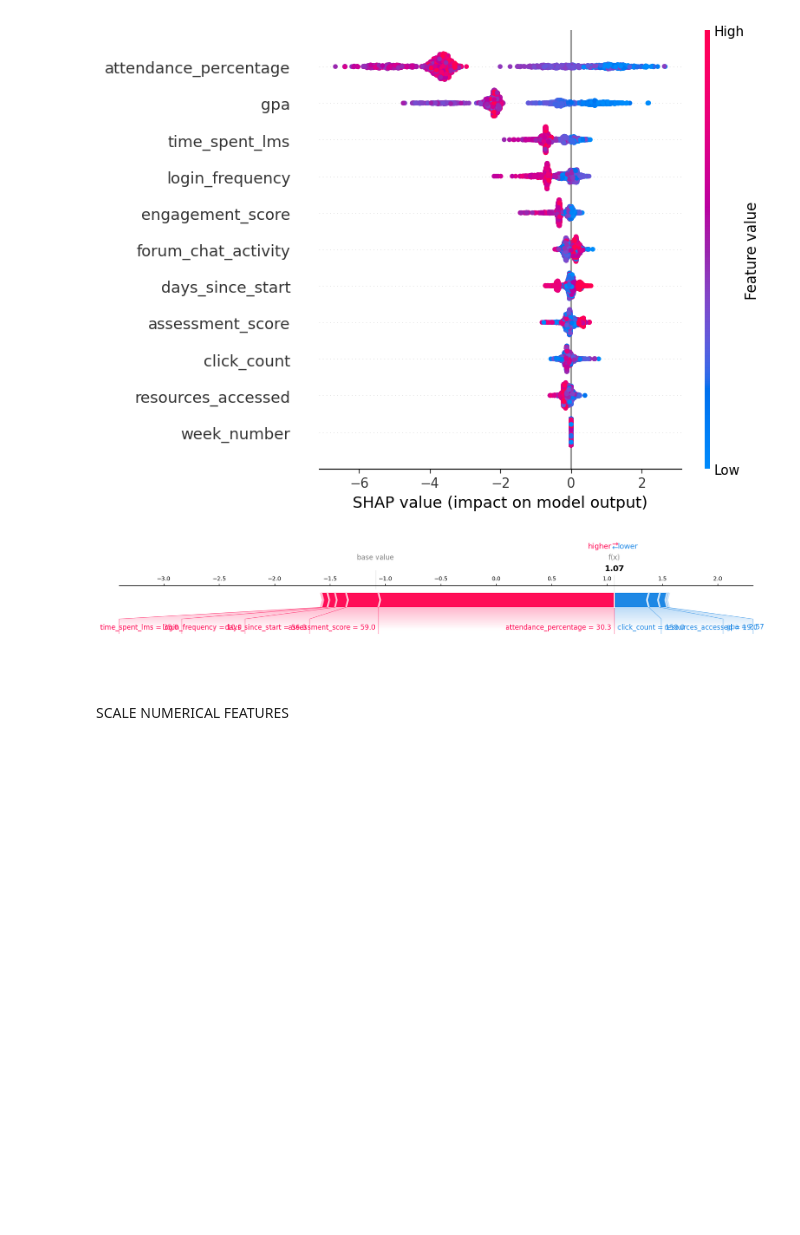
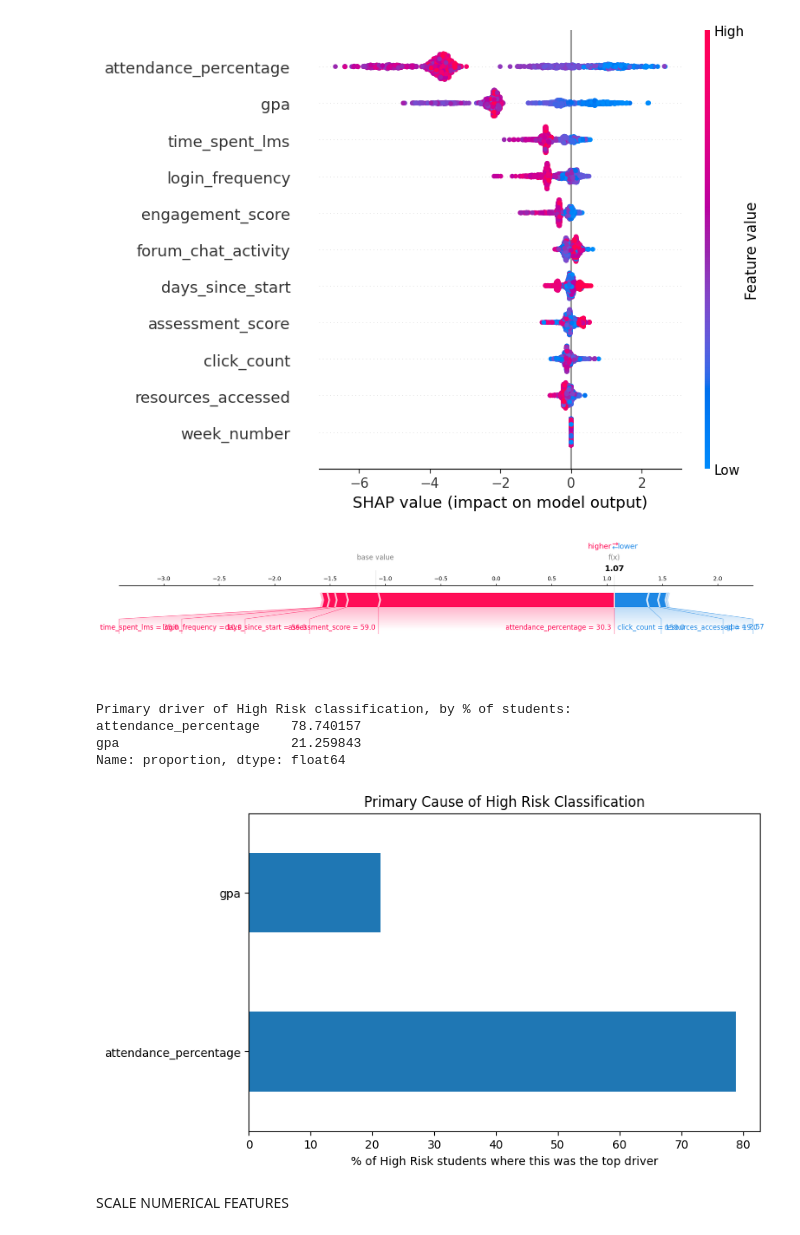
Before and after one commit to KSaubhagya/Prediction-Module, a Jupyter notebook: Risk_Prediction.ipynb, the cells around one changed output. Drawn from its saved outputs; the diff is of its cells as text; code cells hidden in the pictures; blank space fills up the shorter version.

```diff
--- a/Risk_Prediction.ipynb
+++ b/Risk_Prediction.ipynb
@@ -534,6 +534,28 @@ shap.force_plot(
 )
 # %% [output]
 [figure]
+# %%
+
+hr_shap = shap_values[high_risk_mask][:, :, high_risk_class_idx]  # (n_high_risk, n_features)
+
+# For each High Risk student, which single feature contributed most to the "High Risk" push?
+dominant_feature_idx = np.argmax(hr_shap, axis=1)
+dominant_feature_name = [features[i] for i in dominant_feature_idx]
+
+driver_summary = pd.Series(dominant_feature_name).value_counts(normalize=True) * 100
+print("Primary driver of High Risk classification, by % of students:")
+print(driver_summary)
+
+driver_summary.plot(kind="barh", figsize=(8,5))
+plt.xlabel("% of High Risk students where this was the top driver")
+plt.title("Primary Cause of High Risk Classification")
+plt.show()
+# %% [output]
+Primary driver of High Risk classification, by % of students:
+attendance_percentage    78.740157
+gpa                      21.259843
+Name: proportion, dtype: float64
+[figure, added]
 # %% [markdown]
 SCALE NUMERICAL FEATURES
 # %%
```
